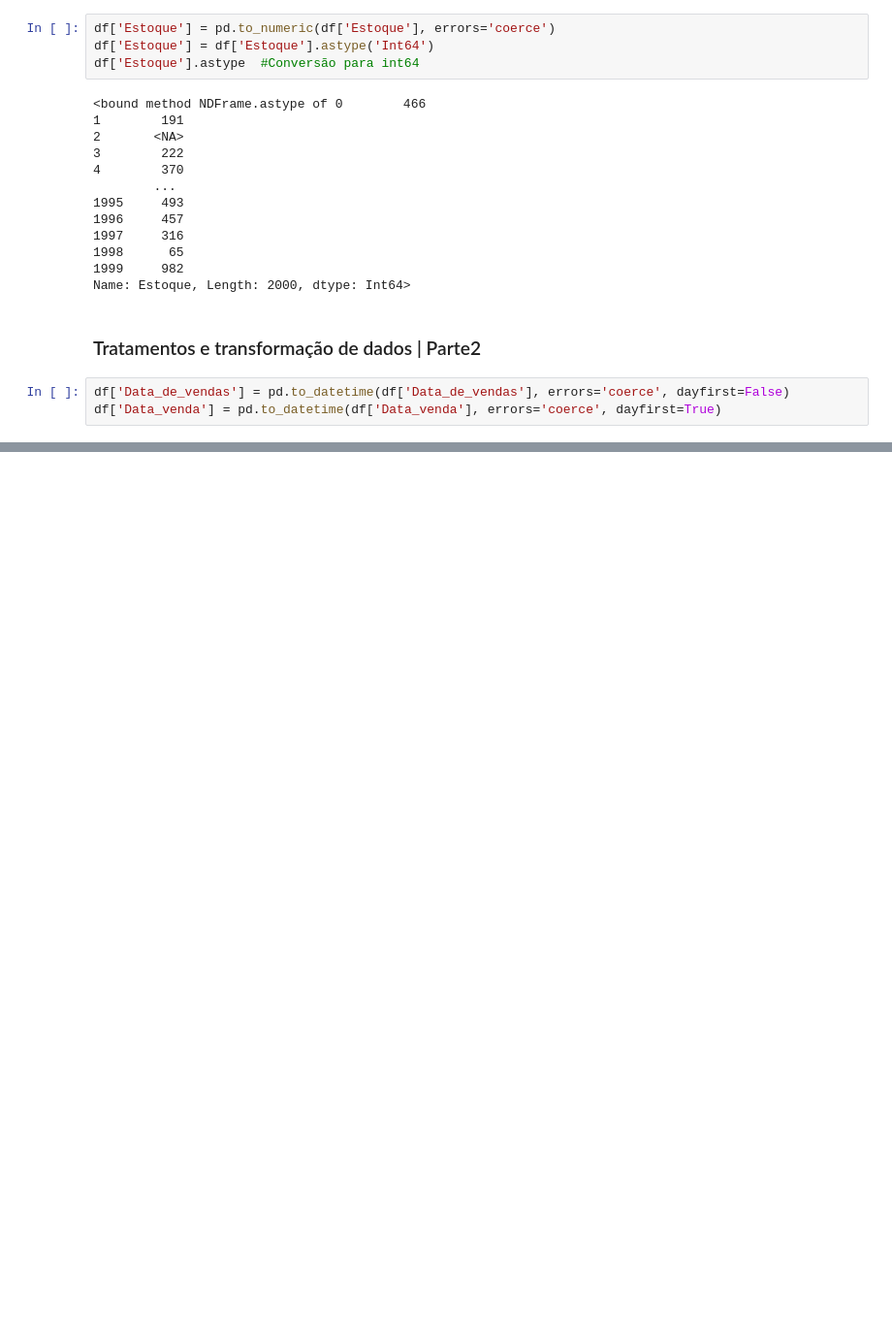
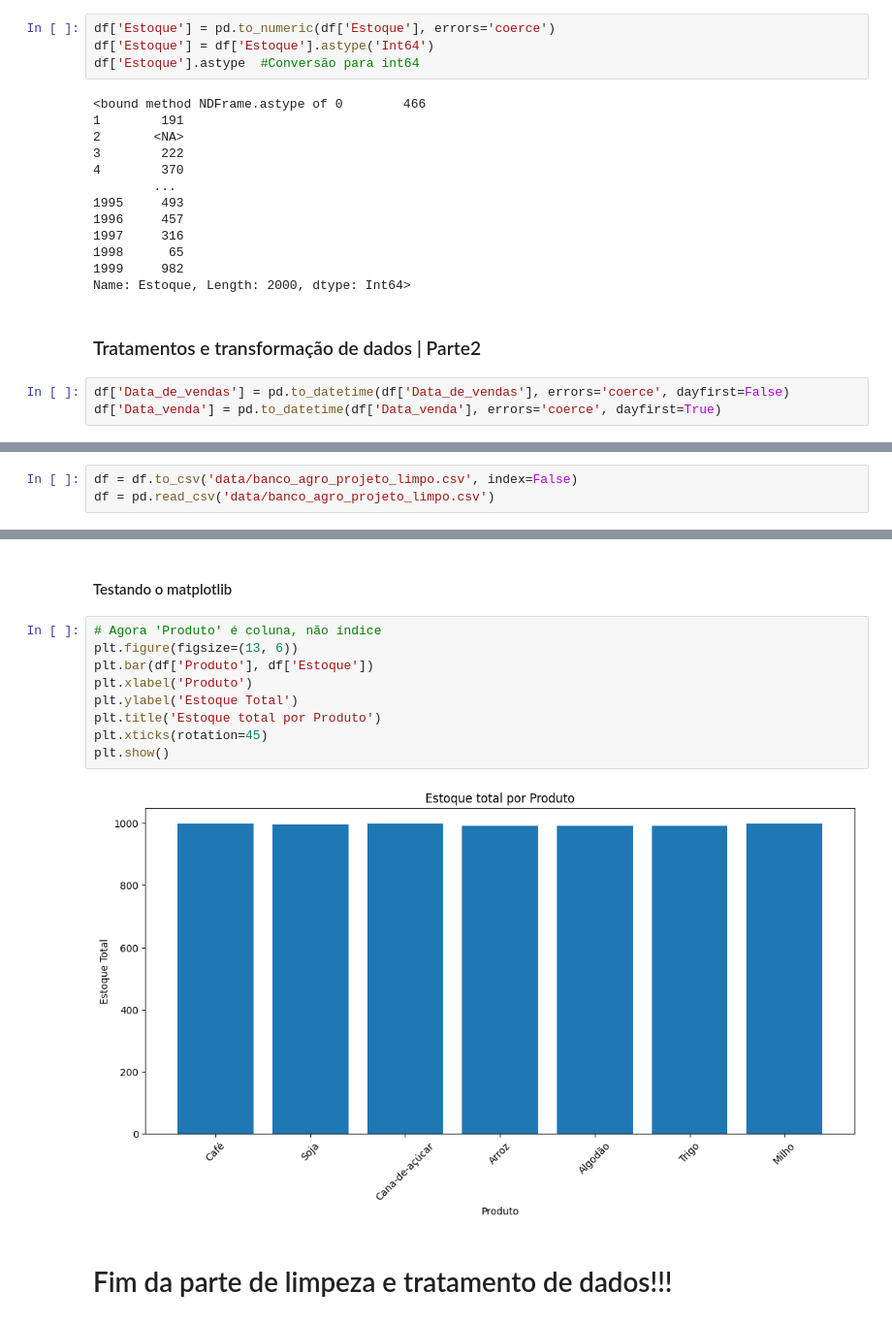
Before and after one commit to DONkay-007/Analise_Completa, a Jupyter notebook: clear.ipynb, the cells around one changed output, grey strips where cells are left out. Shown: that part at 97% size. Cells and saved outputs as stored; diff of their text form; blank space fills up the shorter version.

Commit message:
Subindo mais uma parte do projeto

```diff
--- a/clear.ipynb
+++ b/clear.ipynb
@@ -228,0 +390,3 @@ df
+# %%
+df = df.to_csv('data/banco_agro_projeto_limpo.csv', index=False)
+df = pd.read_csv('data/banco_agro_projeto_limpo.csv')
@@ -228,0 +414,15 @@ df
+# %% [markdown]
+#### Testando o matplotlib
+# %%
+# Agora 'Produto' é coluna, não índice
+plt.figure(figsize=(13, 6))
+plt.bar(df['Produto'], df['Estoque'])
+plt.xlabel('Produto')
+plt.ylabel('Estoque Total')
+plt.title('Estoque total por Produto')
+plt.xticks(rotation=45)
+plt.show()
+# %% [output]
+[figure, added]
+# %% [markdown]
+# Fim da parte de limpeza e tratamento de dados!!!
```
Also changed, not shown: parts of 20 cells of this notebook, 4 other files.
